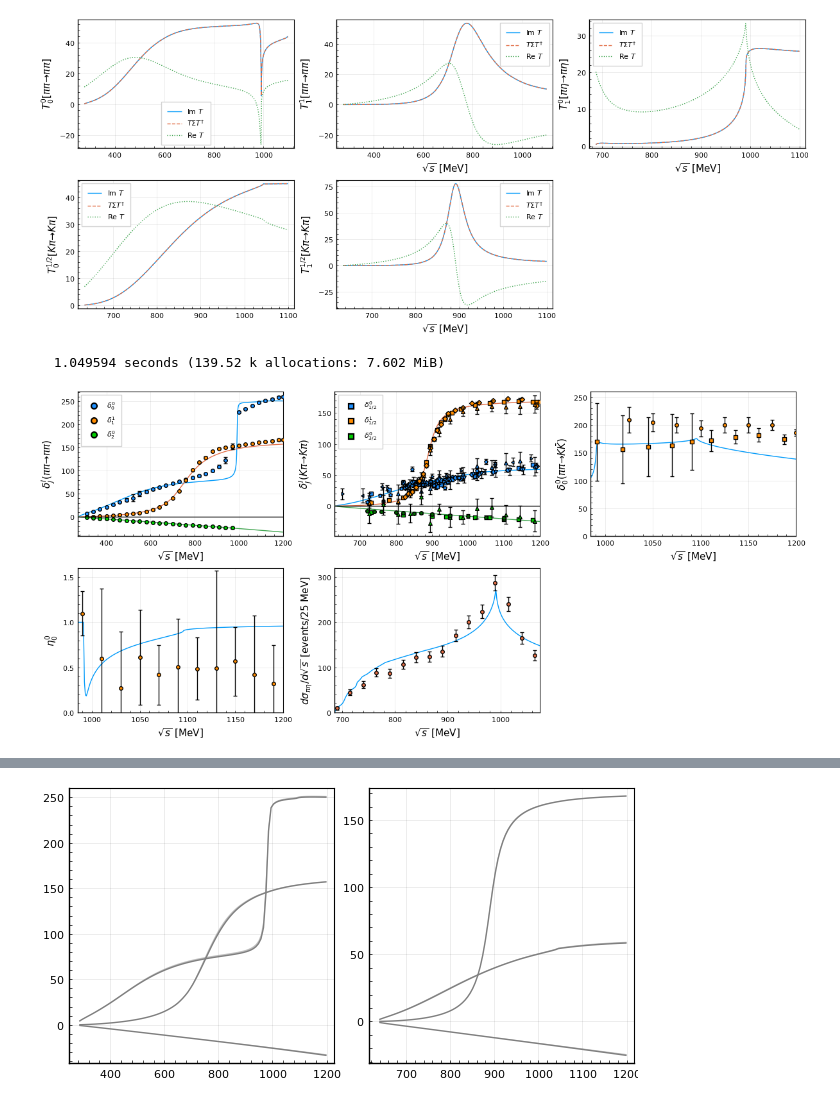
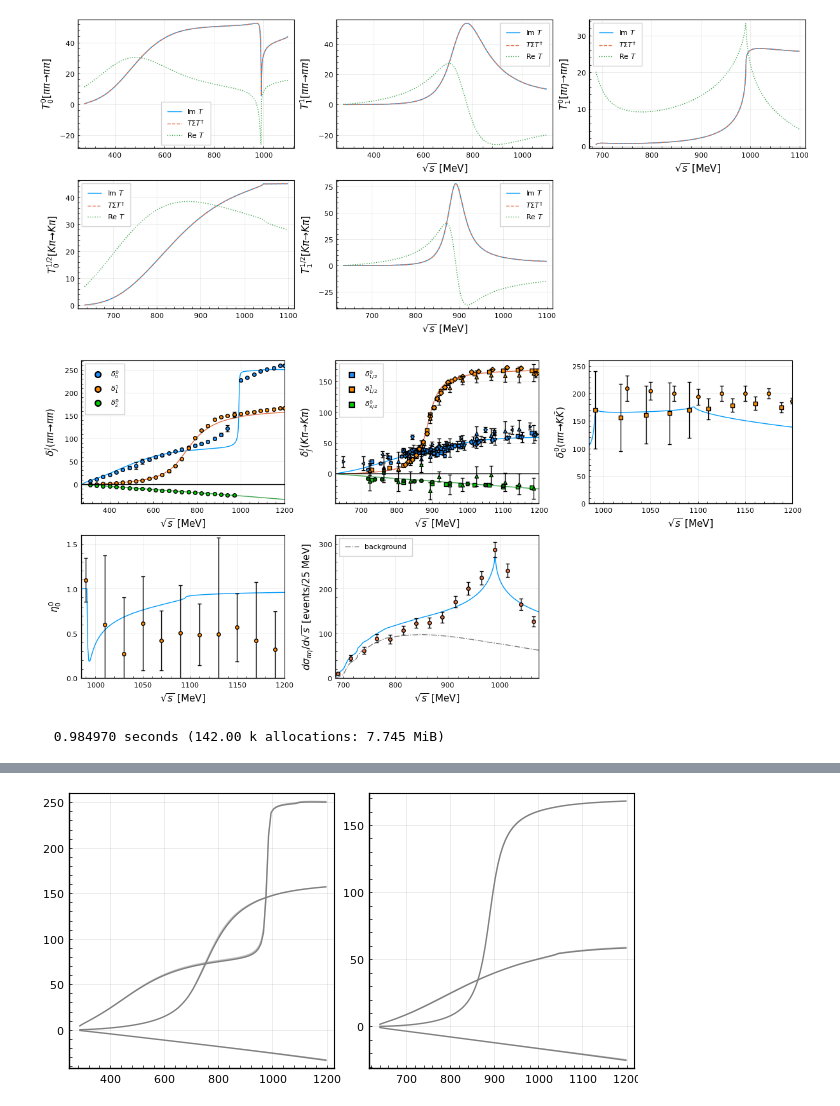
Before and after one commit to linqiu15/IAMfit, a Jupyter notebook: iamfit.ipynb, the cells around one changed output, grey strips where cells are left out. Drawn from its saved outputs; the diff is of its cells as text; code cells hidden in the pictures.

```diff
--- a/iamfit.ipynb
+++ b/iamfit.ipynb
@@ -393,7 +393,7 @@ function σπη(w, paras)
     if w ≥ _m1 + _m2 + 0.0000001
         _q = qon(w^2, _m1, _m2)
         _tm = Stiam_10(w, @views paras[1:8])[2, 1]
-        res = _c * _q * abs2(_tm ) + data_πeta_WA76_bg(w) # _bg* _q^4 )
+        res = _c * _q * abs2(_tm ) + data_πη_WA76_bg(w) # _bg* _q^4 )
     else
         res = 0.0
     end
@@ -447,9 +447,10 @@ function plt_compare(paras; jump = 900)
     p4 = plot(wv2, η00.(wv2, _lec), legend = :none, xlim = (wv2[1], wv2[end]), ylim=(0, 1.6))
     @plt_data! data_ππ00_eta marker = :darkorange xlab=L"\sqrt{s}"*" [MeV]" ylab = L"\eta_{0}^0" # label = L"\eta_{0}^0"
 
-    wv3 = (mpi+meta):1.0:1075
-    p5 = plot(wv3, σπη.(wv3, Ref(paras)), legend = :none, xlim = (wv3[1], wv3[end]) )
-    @plt_data! data_πη[1:16] label = L"d\sigma_{\pi\eta}/d\sqrt{s}"
+    wv3 = (mpi+meta+0.000001):1.0:1075
+    p5 = plot(wv3, σπη.(wv3, Ref(paras)), label = "", xlim = (wv3[1], wv3[end]) )
+    @plt_data! data_πη[1:16] label = ""
+    plot!(wv3, data_πη_WA76_bg.(wv3), line=(:dashdot, :gray), label="background" )
     plot!(xlab=L"\sqrt{s}"*" [MeV]", ylab = L"d\sigma_{\pi\eta}/d\sqrt{s}"*" [events/25 MeV]", ylim=(0, 320))
 
     plot(p1, p2, p3, p4, p5, size=(1200,550))
@@ -968,6 +969,7 @@ plt_unitarity(args(fit_pc) )
 [figure]
 # %%
 @time plt_compare(args(fit_pc), jump = 950)
+savefig("iam_bestfit.pdf")
 # %% [output]
+[figure, new version]
-  1.049594 seconds (139.52 k allocations: 7.602 MiB)
+  0.984970 seconds (142.00 k allocations: 7.745 MiB)
-[figure, old version]
```
Also changed, not shown: parts of 12 cells of this notebook.
